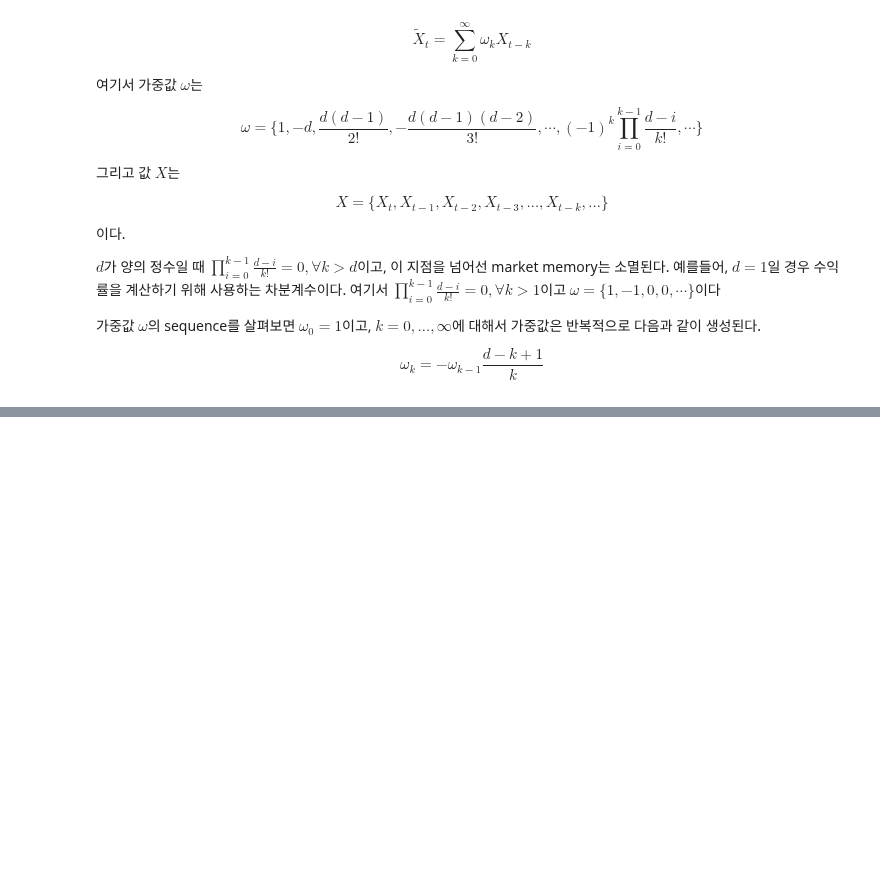
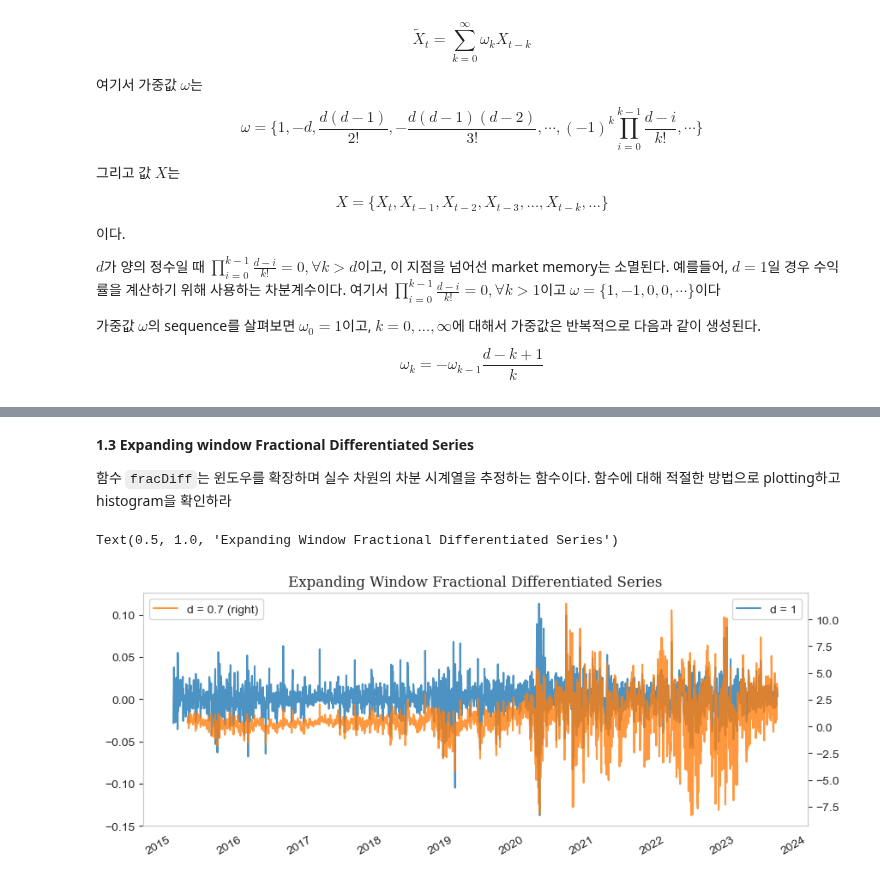
Before and after one commit to Tommylee1013/QUANTIFI, a Jupyter notebook: Week 07/Integrated Time Series.ipynb, the cells around one changed output, grey strips where cells are left out. Cells and saved outputs as stored; diff of their text form; code cells hidden in the pictures; blank space fills up the shorter version.

```diff
--- a/Week 07/Integrated Time Series.ipynb
+++ b/Week 07/Integrated Time Series.ipynb
@@ -250,0 +367,15 @@ $$\omega_k = -\omega_{k-1}\frac{d-k+1}{k}$$
+# %% [markdown]
+**1.3 Expanding window Fractional Differentiated Series**
+
+함수 `fracDiff`는 윈도우를 확장하며 실수 차원의 차분 시계열을 추정하는 함수이다. 함수에 대해 적절한 방법으로 plotting하고 histogram을 확인하라
+# %%
+plt.figure(figsize = (10,4))
+plt.grid(False)
+plt.plot(np.log(apple.Close / apple.Close.shift(1)).dropna(), alpha = 0.8, label = 'd = 1')
+plt.legend()
+IS.fracDiff(apple, 0.7).Close.plot(secondary_y = True, alpha = 0.8, label = 'd = 0.7')
+plt.legend()
+plt.title('Expanding Window Fractional Differentiated Series', fontfamily = 'Serif', fontsize = 12)
+# %% [output]
+Text(0.5, 1.0, 'Expanding Window Fractional Differentiated Series')
+[figure, added]
```
Also changed, not shown: parts of 15 cells of this notebook, 1 other file.
